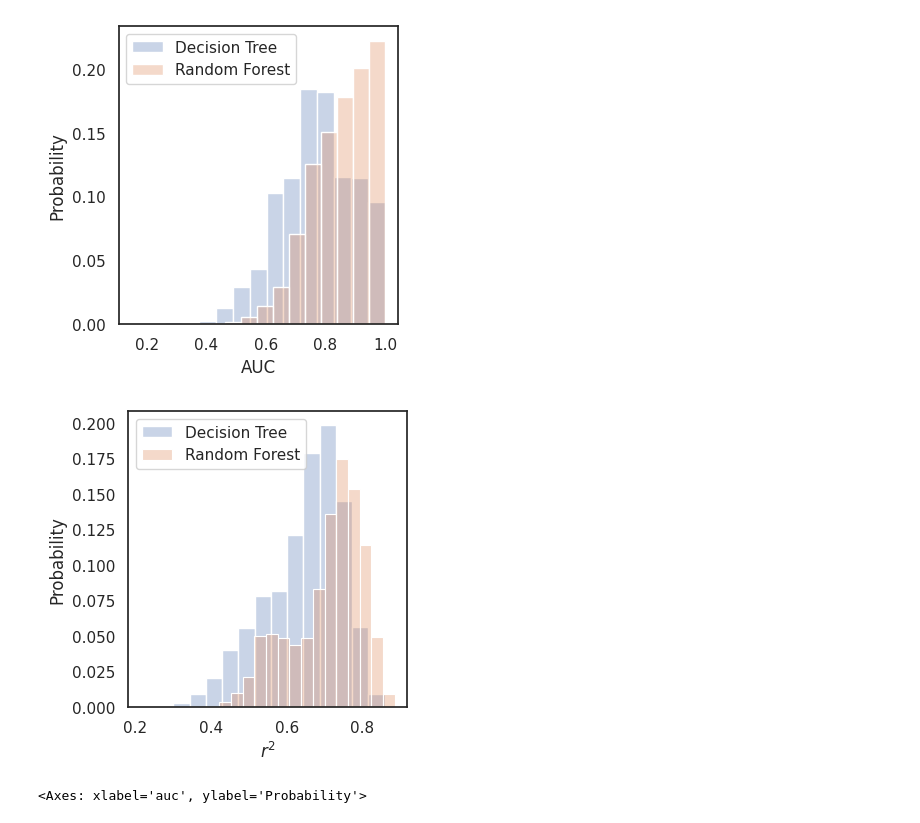
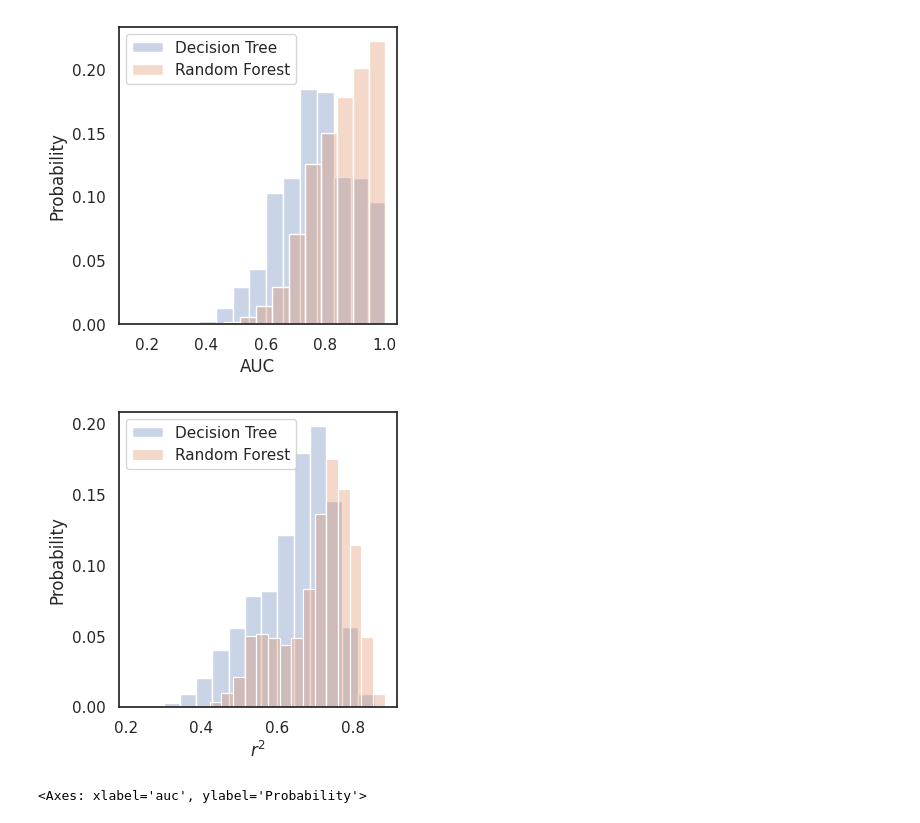
Before and after one commit to gykovacs/conditioning_bias, a Jupyter notebook: study/006-distributions.ipynb, the cells around one changed output. Saved outputs shown, nothing was run; the diff lists cells and outputs as text; code cells hidden in the pictures.

```diff
--- a/study/006-distributions.ipynb
+++ b/study/006-distributions.ipynb
@@ -46,14 +46,15 @@ plt.savefig(os.path.join(figure_dir, 'hist-clas.eps'), dpi=600)
 # %%
 fig, ax = plt.subplots()
 sb.histplot(x=dtr, stat='probability', alpha=0.3, bins=15, label='Decision Tree')
 sb.histplot(x=rfr, stat='probability', alpha=0.3, bins=15, label='Random Forest')
 ax.set_xlabel('$r^2$')
 ax.legend()
+plt.yticks([0.0, 0.05, 0.1, 0.15, 0.2])
 ax.set_rasterized(True)
-plt.tight_layout(pad=0.01)
+plt.tight_layout(pad=0.02)
 plt.savefig(os.path.join(figure_dir, 'hist-reg.eps'), dpi=600)
 # %% [output]
-[figure, old version]
+[figure, new version]
 # %%
 sb.histplot(x=dtc, stat='probability', alpha=0.1, element='step')
 sb.histplot(x=rfc, stat='probability', alpha=0.1, element='step')
```
Also changed, not shown: parts of 1 cell of this notebook.
